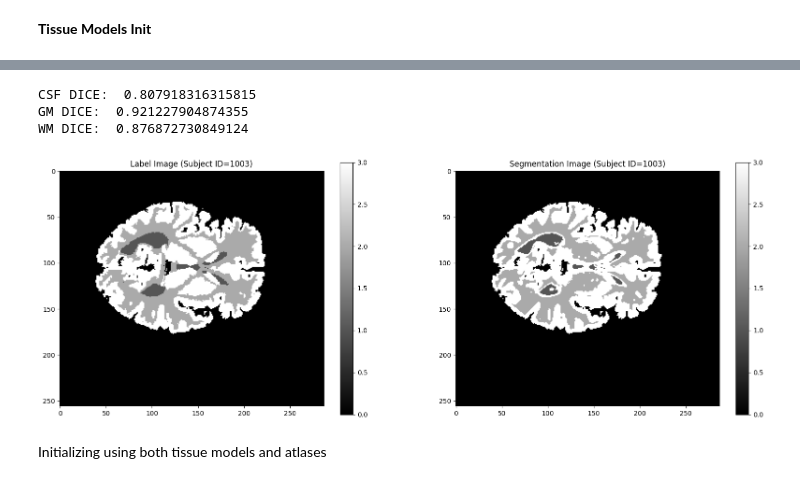
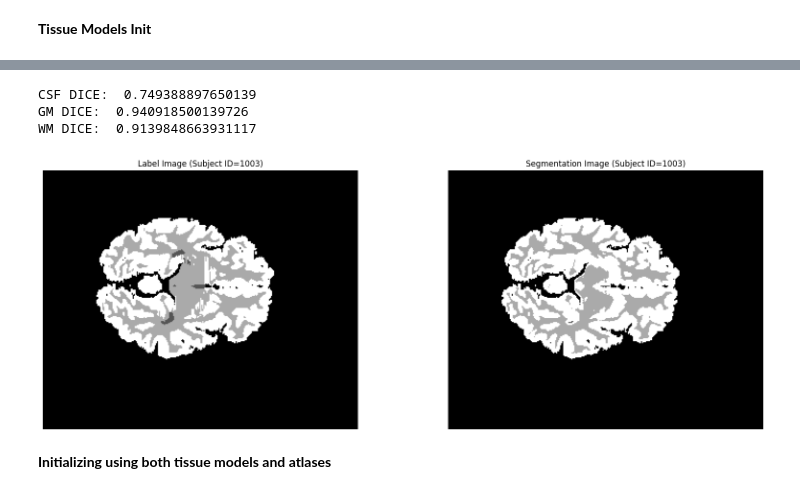
Before and after one commit to abdel-habib/medical-image-segmentation-and-applications, a Jupyter notebook: Lab 3/EM_experiments.ipynb, the cells around one changed output, grey strips where cells are left out. Cells and saved outputs as stored; diff of their text form; code cells hidden in the pictures.

```diff
--- a/Lab 3/EM_experiments.ipynb
+++ b/Lab 3/EM_experiments.ipynb
@@ -46,8 +46,8 @@ To correct the labels, we must uncommend the prior label object specified for th
 # %% [markdown]
 **KMeans Init**
 # %%
-t1_path         = 'output/images/output_mean_intensity/1125/result.1.nii'
-labels_gt_file  = 'output/labels/output_mean_intensity/1125/result.nii'
+t1_path         = 'test-set/testing-images/1025.nii.gz'
+labels_gt_file  = 'test-set/testing-labels/1025_3C.nii.gz'
 
 # initialize EM for multi-modal segmentation
 ExpectationMaximization = EM(
@@ -98,8 +98,8 @@ WM DICE:  0.8927316222905702
 # %% [markdown]
 **Tissue Models Init**
 # %%
-t1_path         = 'output/images/output_mean_intensity/1125/result.1.nii'
-labels_gt_file  = 'output/labels/output_mean_intensity/1125/result.nii'
+t1_path         = 'test-set/testing-images/1025.nii.gz'
+labels_gt_file  = 'test-set/testing-labels/1025_3C.nii.gz'
 
 # initialize EM for multi-modal segmentation
 ExpectationMaximization = EM(
@@ -150,6 +149,0 @@ WM DICE:  0.8341752974568084
-# %%
-atlas_csf, _ = NM.load_nifti('atlas_outputs/mean_csf.nii.gz')
-atlas_wm, _  = NM.load_nifti('atlas_outputs/mean_wm.nii.gz')
-atlas_gm, _  = NM.load_nifti('atlas_outputs/mean_gm.nii.gz')
-
-# NM.show_mean_volumes(atlas_csf, atlas_wm, atlas_gm, slices=[128])
@@ -158,12 +152,6 @@ Atlas Init
 # %%
-###############
-# TODO ASK, is it normal that csf is 0 dice? Increased when we used both atlas and tissue map init!
-# show different subjects, subject 1003, 1004 !! subject 1005 gives identical result to tissue_models_atlas?
-###############
-
-
-t1_path         = 'output/images/output_mean_intensity/1125/result.1.nii'
-labels_gt_file  = 'output/labels/output_mean_intensity/1125/result.nii'
+t1_path         = 'test-set/testing-images/1025.nii.gz'
+labels_gt_file  = 'test-set/testing-labels/1025_3C.nii.gz'
 
 # initialize EM for multi-modal segmentation
 ExpectationMaximization = EM(
@@ -178,9 +166,9 @@ segmentation_result = ExpectationMaximization.fit(
     labels_gt_file = labels_gt_file,
     t1_path = t1_path,
     correct_labels = True,
-    atlas_csf = atlas_csf,
-    atlas_wm = atlas_wm,
-    atlas_gm = atlas_gm
+    atlas_csf = NM.load_nifti('output/labels/output_1025/mean_csf/result.nii')[0],
+    atlas_wm  = NM.load_nifti('output/labels/output_1025/mean_wm/result.nii')[0],
+    atlas_gm  = NM.load_nifti('output/labels/output_1025/mean_gm/result.nii')[0]
 )
 
 # read the labels gt file
@@ -212,7 +200,7 @@ NM.show_label_seg_nifti(labels_nifti, segmentation_result, 1003, slice=128)
-CSF DICE:  0.807918316315815
-GM DICE:  0.921227904874355
-WM DICE:  0.876872730849124
+CSF DICE:  0.749388897650139
+GM DICE:  0.940918500139726
+WM DICE:  0.9139848663931117
-[figure, old version]
+[figure, new version]
 # %% [markdown]
-Initializing using both tissue models and atlases
+**Initializing using both tissue models and atlases**
 # %%
```
Also changed, not shown: parts of 8 cells of this notebook, 1 other file.
